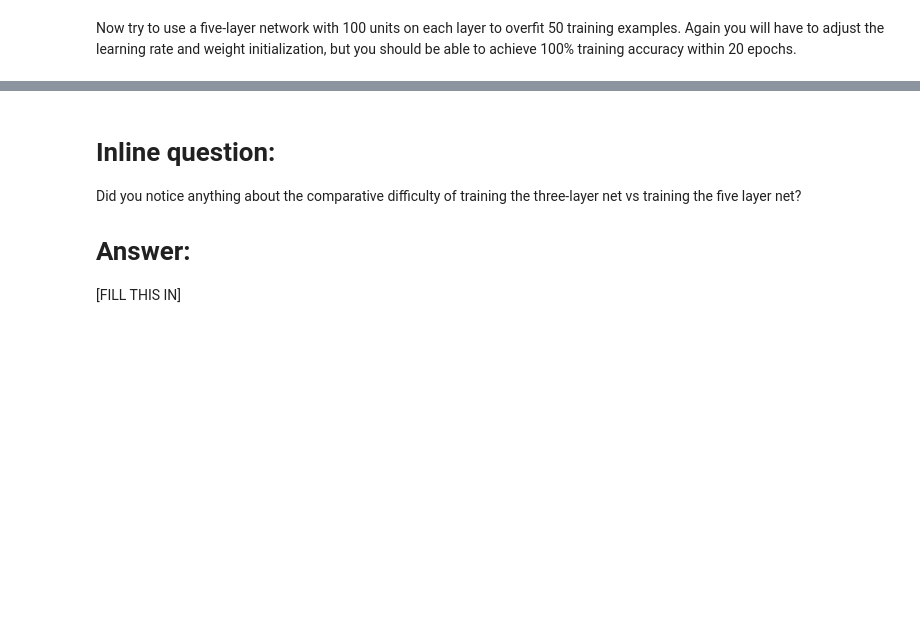
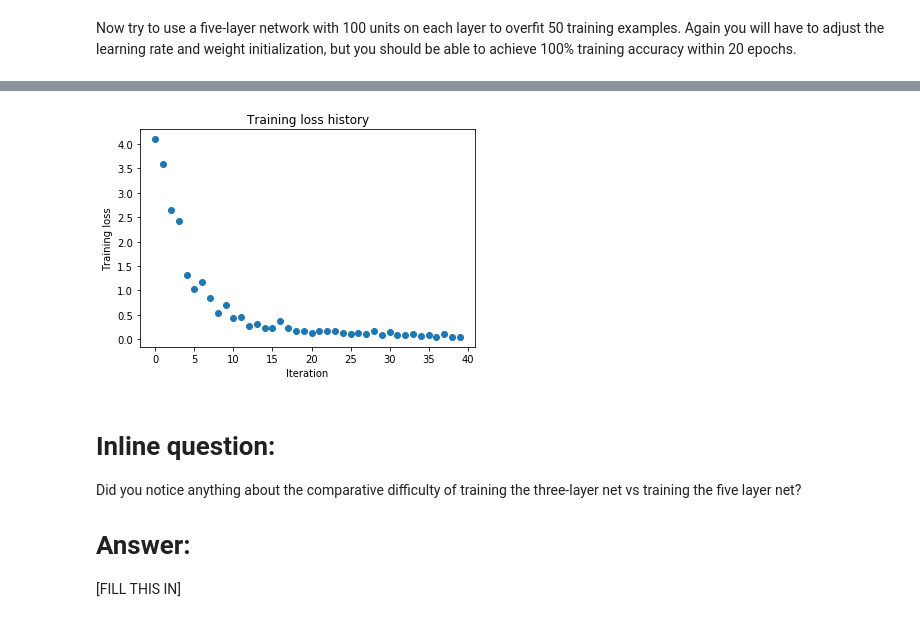
Before and after one commit to maxis42/Convolutional-Neural-Networks-Stanford-CS231n, a Jupyter notebook: assignment2/FullyConnectedNets.ipynb, the cells around one changed output, grey strips where cells are left out. Drawn from its saved outputs; the diff is of its cells as text; code cells hidden in the pictures; blank space fills up the shorter version.

```diff
--- a/assignment2/FullyConnectedNets.ipynb
+++ b/assignment2/FullyConnectedNets.ipynb
@@ -451,8 +487,8 @@ small_data = {
   'y_val': data['y_val'],
 }
 
-learning_rate = 1e-3
-weight_scale = 1e-5
+weight_scale = 5e-2
+learning_rate = 5e-3
 model = FullyConnectedNet([100, 100, 100, 100],
                 weight_scale=weight_scale, dtype=np.float64)
 solver = Solver(model, small_data,
@@ -469,3 +505,4 @@ plt.title('Training loss history')
 plt.xlabel('Iteration')
 plt.ylabel('Training loss')
 plt.show()
+# %% [output]
@@ -472,3 +526,4 @@ plt.show()
+[figure, added]
 # %% [markdown]
 # Inline question:
 Did you notice anything about the comparative difficulty of training the three-layer net vs training the five layer net?
```
Also changed, not shown: parts of 8 cells of this notebook, 2 other files.
